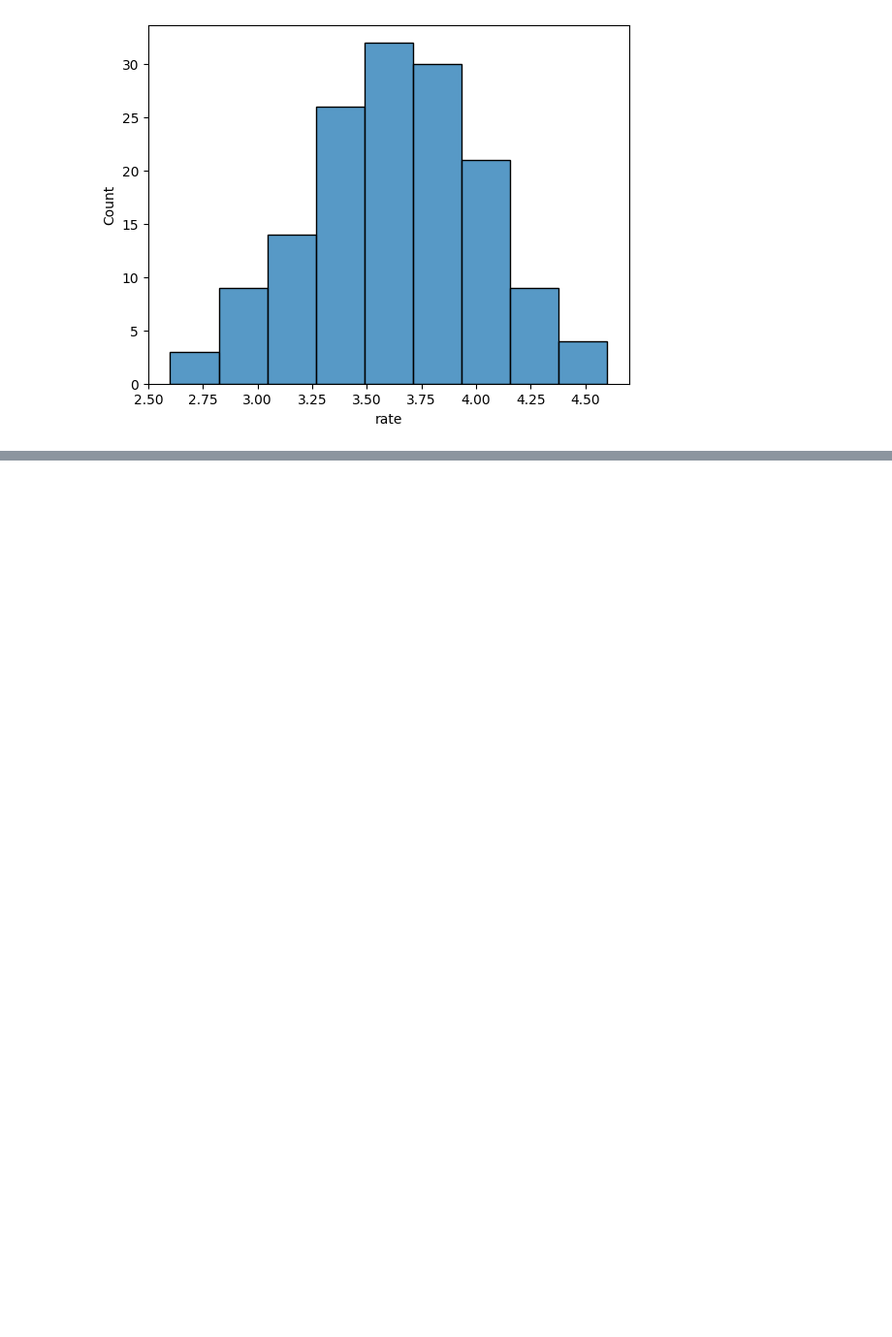
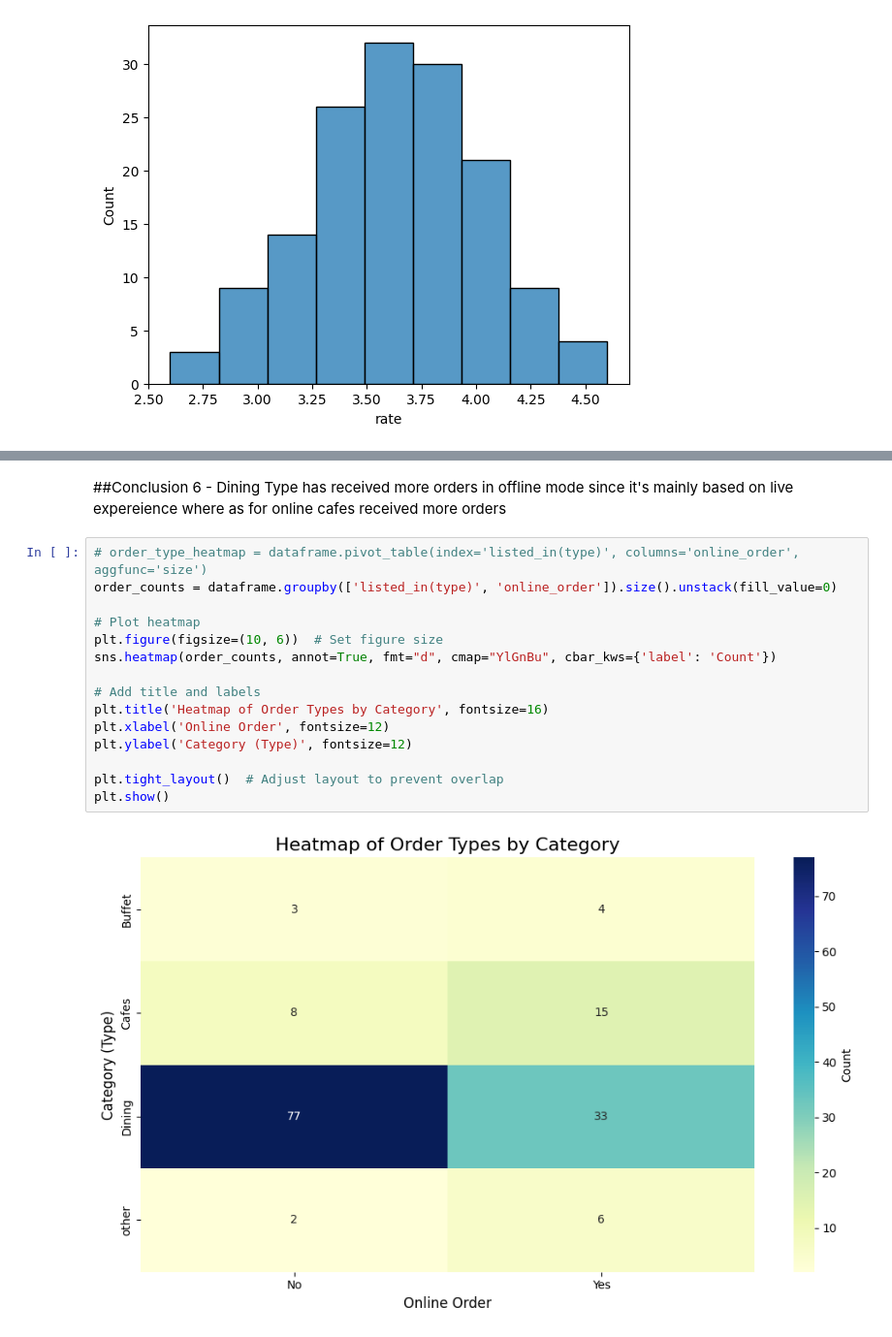
Before and after one commit to pavansde/DataAnalysis, a Jupyter notebook: Zomato_Prediction.ipynb, the cells around one changed output, grey strips where cells are left out. Shown at 97% size. Drawn from its saved outputs; the diff is of its cells as text; blank space fills up the shorter version.

```diff
--- a/Zomato_Prediction.ipynb
+++ b/Zomato_Prediction.ipynb
@@ -120,0 +162,19 @@ plt.show()
+# %% [markdown]
+##Conclusion 6 - Dining Type has received more orders in offline mode since it's mainly based on live expereience where as for online cafes received more orders
+# %%
+# order_type_heatmap = dataframe.pivot_table(index='listed_in(type)', columns='online_order', aggfunc='size')
+order_counts = dataframe.groupby(['listed_in(type)', 'online_order']).size().unstack(fill_value=0)
+
+# Plot heatmap
+plt.figure(figsize=(10, 6))  # Set figure size
+sns.heatmap(order_counts, annot=True, fmt="d", cmap="YlGnBu", cbar_kws={'label': 'Count'})
+
+# Add title and labels
+plt.title('Heatmap of Order Types by Category', fontsize=16)
+plt.xlabel('Online Order', fontsize=12)
+plt.ylabel('Category (Type)', fontsize=12)
+
+plt.tight_layout()  # Adjust layout to prevent overlap
+plt.show()
+# %% [output]
+[figure, added]
```
Also changed, not shown: parts of 11 cells of this notebook.
